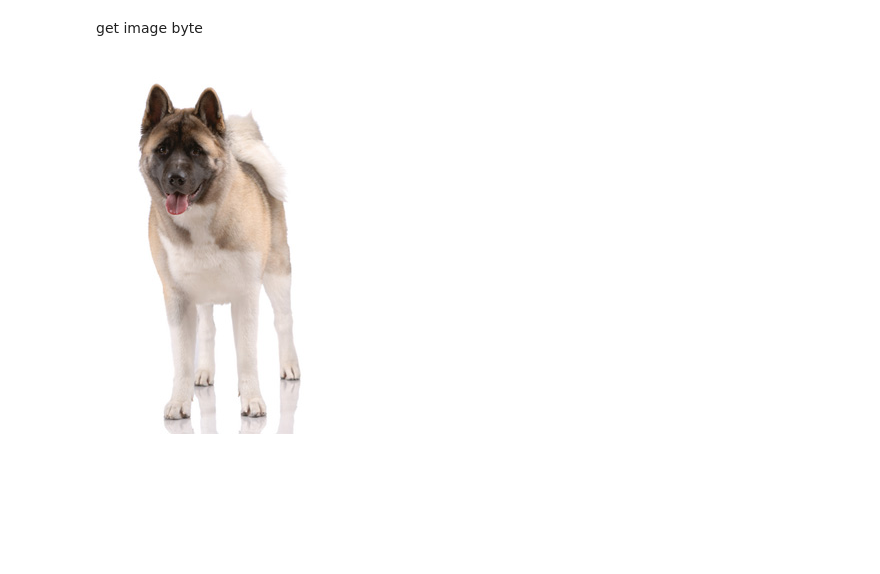
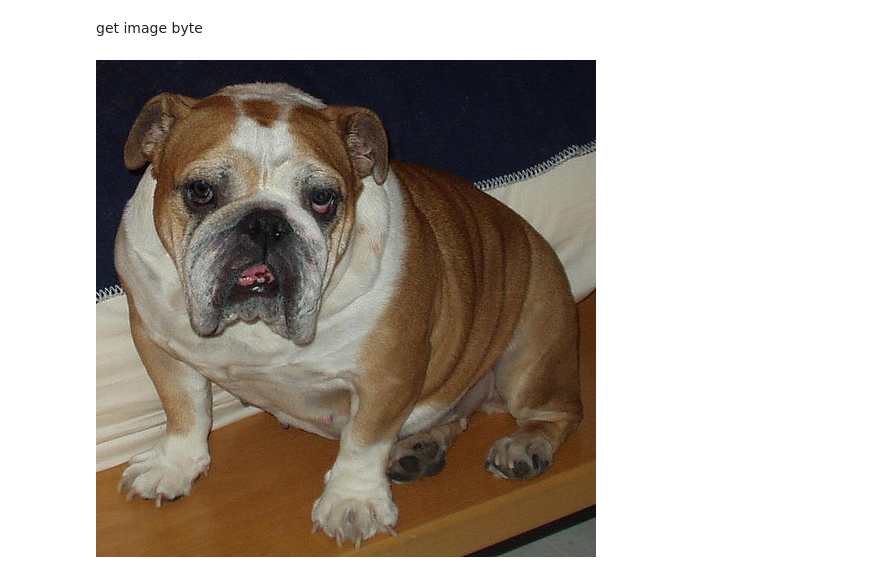
Before and after one commit to fasia/aws-ML-project3-image_classification, a Jupyter notebook: train_and_deploy.ipynb, the cells around one changed output. Drawn from its saved outputs; the diff is of its cells as text; code cells hidden in the pictures; blank space fills up the shorter version.

```diff
--- a/train_and_deploy.ipynb
+++ b/train_and_deploy.ipynb
@@ -490,13 +549,13 @@ get image byte
 # %%
 import io
 from PIL import Image
 
-with open("./dogImages/test/004.Akita/Akita_00270.jpg", 'rb') as f:
+with open("./dogImages/test/040.Bulldog/Bulldog_02846.jpg", 'rb') as f:
     image_b = f.read()
 image = Image.open(io.BytesIO(image_b))
 image.show()
 # %% [output]
-[figure, old version]
+[figure, new version]
 # %%
 response = predictor.predict(image_b, initial_args={"ContentType": "image/jpeg"})
 print(response)
```
Also changed, not shown: parts of 46 cells of this notebook, 2 other files.
